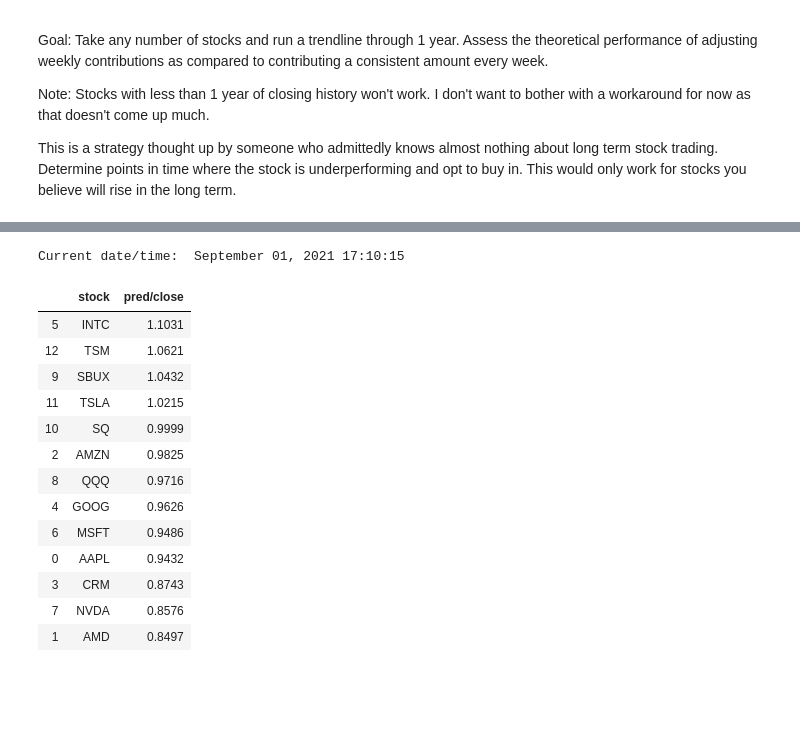
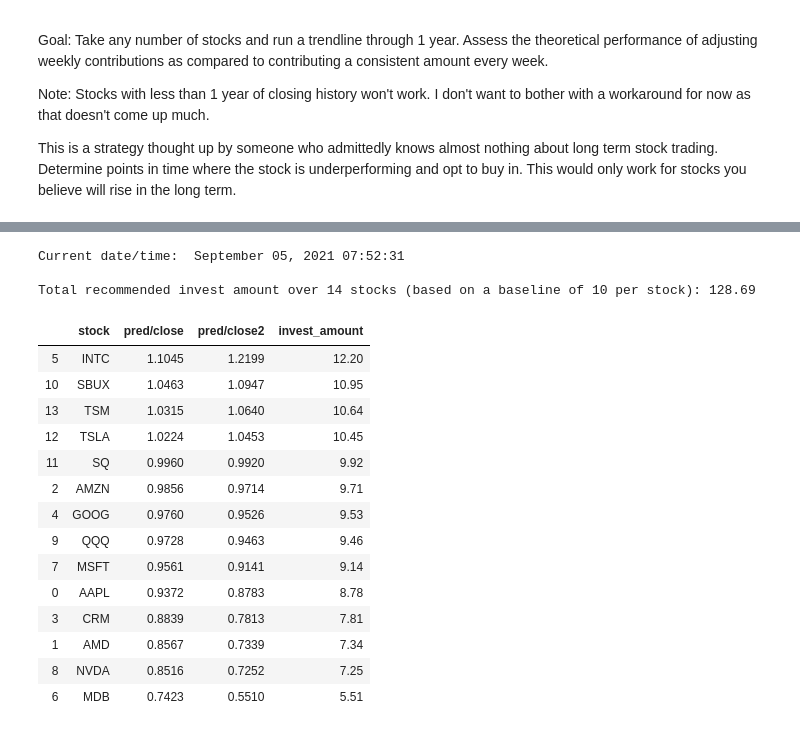
Before and after one commit to applewjr/Stock_Projects, a Jupyter notebook: Stock_Analysis_1dim_multistock.ipynb, the cells around one changed output, grey strips where cells are left out. Cells and saved outputs as stored; diff of their text form; code cells hidden in the pictures; blank space fills up the shorter version.

```diff
--- a/Stock_Analysis_1dim_multistock.ipynb
+++ b/Stock_Analysis_1dim_multistock.ipynb
@@ -25,13 +25,13 @@ import datetime
 # %%
 # Master list for use throughout the script
 
-lista = ['AAPL', 'AMD', 'AMZN', 'CRM', 'GOOG', 'INTC', 'MSFT', 'NVDA', 'QQQ', 'SBUX', 'SQ', 'TSLA', 'TSM']
+lista = ['AAPL', 'AMD', 'AMZN', 'CRM', 'GOOG', 'INTC', 'MDB', 'MSFT', 'NVDA', 'QQQ', 'SBUX', 'SQ', 'TSLA', 'TSM']
 # %%
 # Pull the closing data
 # tickers list needs to match 'lista'
 
 data = yf.download(
-        tickers = 'AAPL, AMD, AMZN, CRM, GOOG, INTC, MSFT, NVDA, QQQ, SBUX, SQ, TSLA, TSM',
+        tickers = 'AAPL, AMD, AMZN, CRM, GOOG, INTC, MDB, MSFT, NVDA, QQQ, SBUX, SQ, TSLA, TSM',
         period = '1y',
         #group_by = 'ticker'
     )
@@ -144,35 +145,43 @@ df
 # %%
 # For each stock, print the most recent predition/close ratio based on 1 year of data
 # higher than 1 = the stock is currently lower than predicted
 # less than 1 = the stock is currently higher than predicted
+
+contrib = 10 # how much to invest per investment period
 
 print ('Current date/time: ', datetime.datetime.now().strftime("%B %d, %Y %H:%M:%S"))
 print('')
 
 nlist = []
 
 for e in lista:
     nlist.append(round(df[str(e) + ' pred/close'].iloc[len(df)-1],4))
 
 final = pd.DataFrame(lista, columns=['stock'])
 temp1 = pd.DataFrame(nlist, columns=['pred/close'])
 final['pred/close'] = temp1
+final['pred/close2'] = round(final['pred/close']**2,4) # make the value differences a little more pronounced
+final['invest_amount'] = round(contrib*final['pred/close2'],2)
 final = final.sort_values(by='pred/close', ascending = False)
 
+print('Total recommended invest amount', 'over', len(final), 'stocks (based on a baseline of 10 per stock):', sum(final['invest_amount']))
 final
 # %% [output]
-Current date/time:  September 01, 2021 17:10:15
+Current date/time:  September 05, 2021 07:52:31
+
+Total recommended invest amount over 14 stocks (based on a baseline of 10 per stock): 128.69
-|  | stock | pred/close |
-| 5 | INTC | 1.1031 |
-| 12 | TSM | 1.0621 |
-| 9 | SBUX | 1.0432 |
-| 11 | TSLA | 1.0215 |
-| 10 | SQ | 0.9999 |
-| 2 | AMZN | 0.9825 |
-| 8 | QQQ | 0.9716 |
-| 4 | GOOG | 0.9626 |
-| 6 | MSFT | 0.9486 |
-| 0 | AAPL | 0.9432 |
-| 3 | CRM | 0.8743 |
-| 7 | NVDA | 0.8576 |
-| 1 | AMD | 0.8497 |
+|  | stock | pred/close | pred/close2 | invest_amount |
+| 5 | INTC | 1.1045 | 1.2199 | 12.20 |
+| 10 | SBUX | 1.0463 | 1.0947 | 10.95 |
+| 13 | TSM | 1.0315 | 1.0640 | 10.64 |
+| 12 | TSLA | 1.0224 | 1.0453 | 10.45 |
+| 11 | SQ | 0.9960 | 0.9920 | 9.92 |
+| 2 | AMZN | 0.9856 | 0.9714 | 9.71 |
+| 4 | GOOG | 0.9760 | 0.9526 | 9.53 |
+| 9 | QQQ | 0.9728 | 0.9463 | 9.46 |
+| 7 | MSFT | 0.9561 | 0.9141 | 9.14 |
+| 0 | AAPL | 0.9372 | 0.8783 | 8.78 |
+| 3 | CRM | 0.8839 | 0.7813 | 7.81 |
+| 1 | AMD | 0.8567 | 0.7339 | 7.34 |
+| 8 | NVDA | 0.8516 | 0.7252 | 7.25 |
+| 6 | MDB | 0.7423 | 0.5510 | 5.51 |
```
Also changed, not shown: parts of 4 cells of this notebook, 1 other file.
